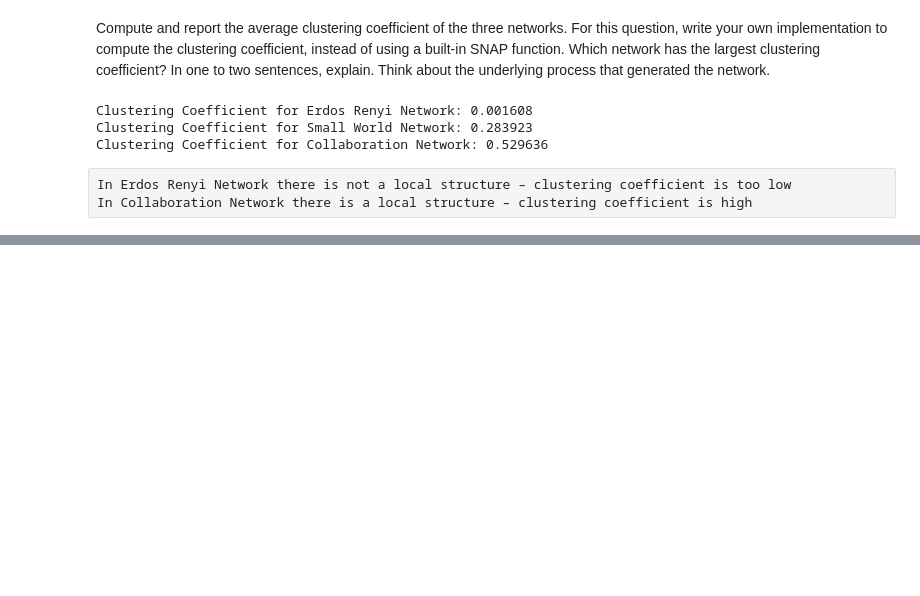
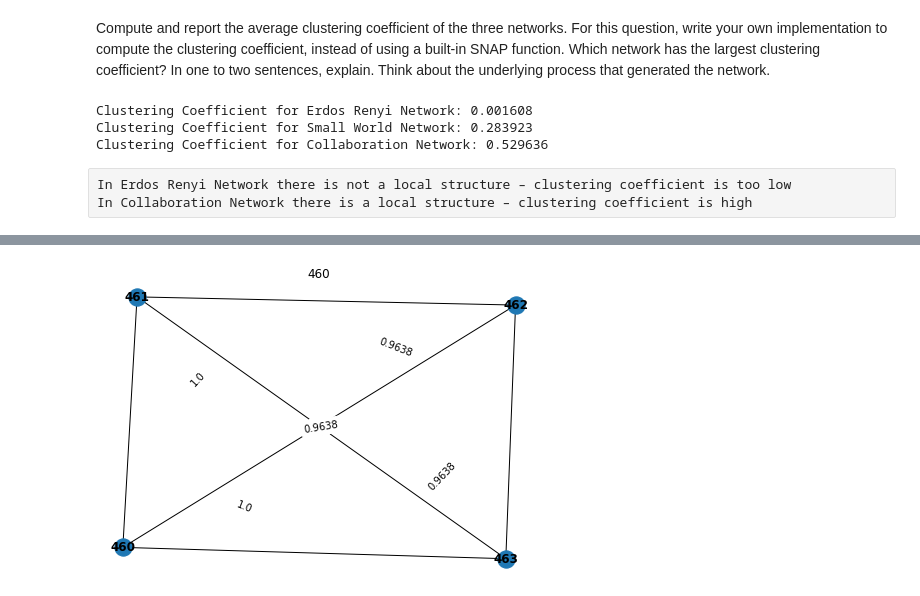
Before and after one commit to nicoperetti/cs224w, a Jupyter notebook: hw1/hw1.ipynb, the cells around one changed output, grey strips where cells are left out. Saved outputs shown, nothing was run; the diff lists cells and outputs as text; code cells hidden in the pictures; blank space fills up the shorter version.

```diff
--- a/hw1/hw1.ipynb
+++ b/hw1/hw1.ipynb
@@ -306,0 +548,4 @@ In Collaboration Network there is a local structure – clustering coefficient i
+# %%
+draw_subgraph(G, feats, node_g3)
+# %% [output]
+[figure, added]
```
Also changed, not shown: parts of 39 cells of this notebook.
